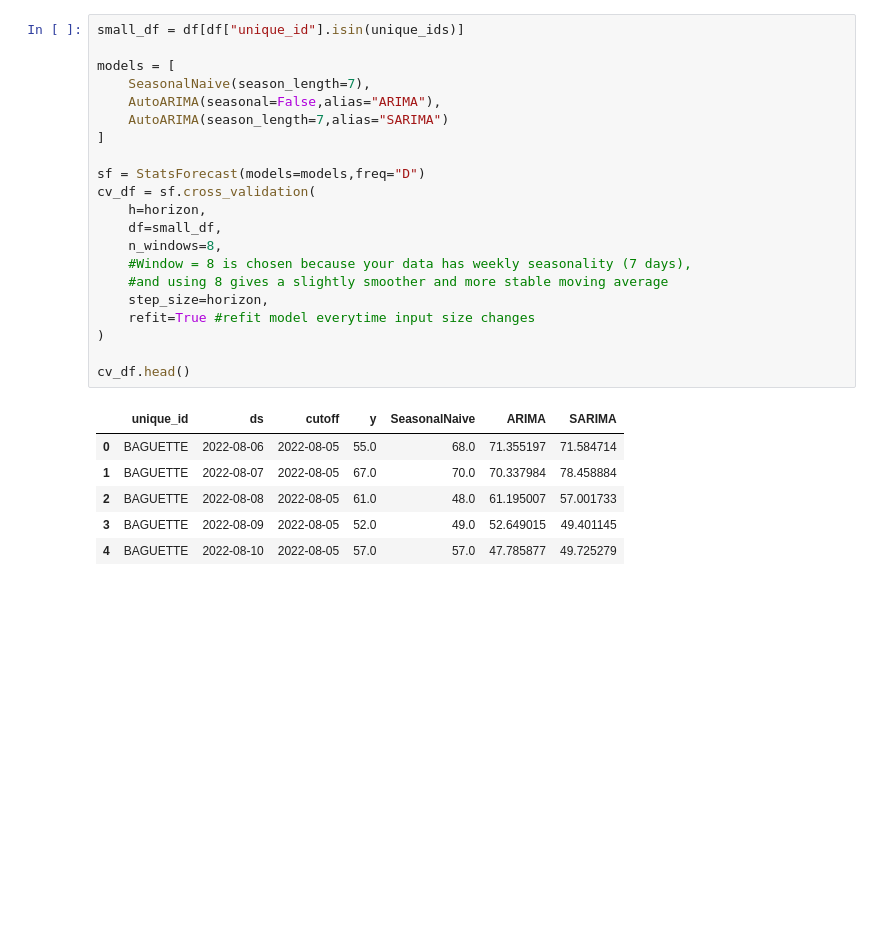
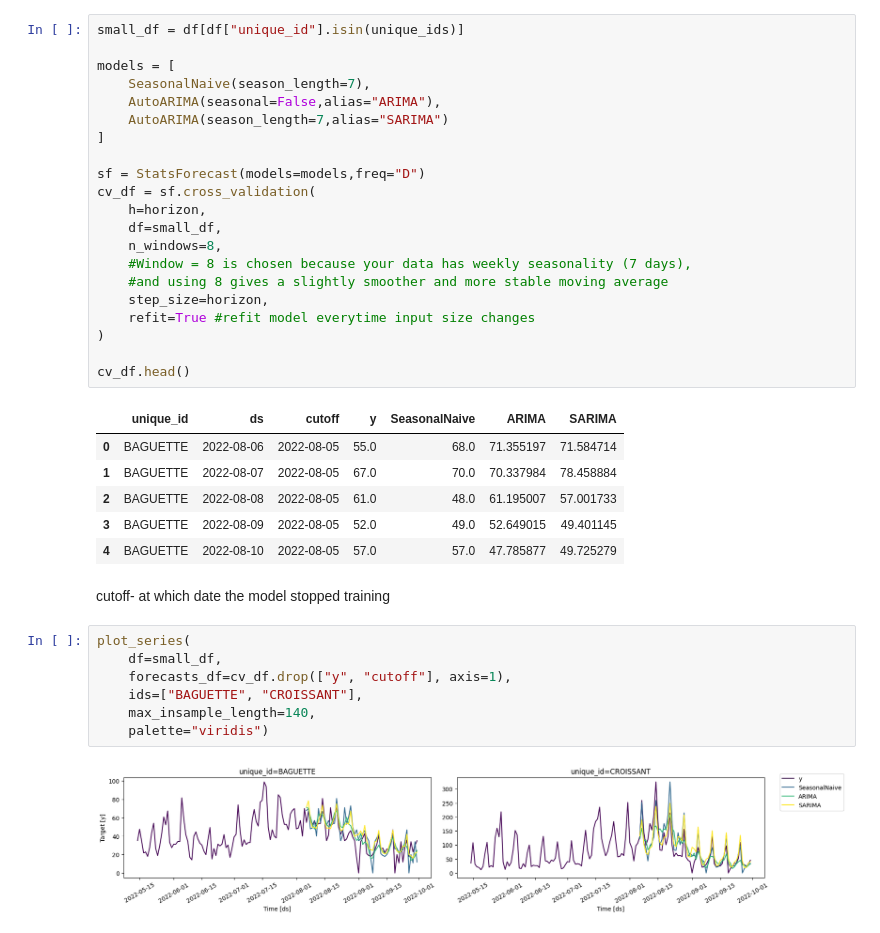
Before and after one commit to Sambarlasagna/Time-Series-Forecasting-Python, a Jupyter notebook: main.ipynb, the cells around one changed output. Cells and saved outputs as stored; diff of their text form; blank space fills up the shorter version.

```diff
--- a/main.ipynb
+++ b/main.ipynb
@@ -247,3 +233,14 @@ cv_df.head()
 | 2 | BAGUETTE | 2022-08-08 | 2022-08-05 | 61.0 | 48.0 | 61.195007 | 57.001733 |
 | 3 | BAGUETTE | 2022-08-09 | 2022-08-05 | 52.0 | 49.0 | 52.649015 | 49.401145 |
 | 4 | BAGUETTE | 2022-08-10 | 2022-08-05 | 57.0 | 57.0 | 47.785877 | 49.725279 |
+# %% [markdown]
+cutoff- at which date the model stopped training
+# %%
+plot_series(
+    df=small_df,
+    forecasts_df=cv_df.drop(["y", "cutoff"], axis=1),
+    ids=["BAGUETTE", "CROISSANT"],
+    max_insample_length=140,
+    palette="viridis")
+# %% [output]
+[figure, added]
```
Also changed, not shown: parts of 20 cells of this notebook.
